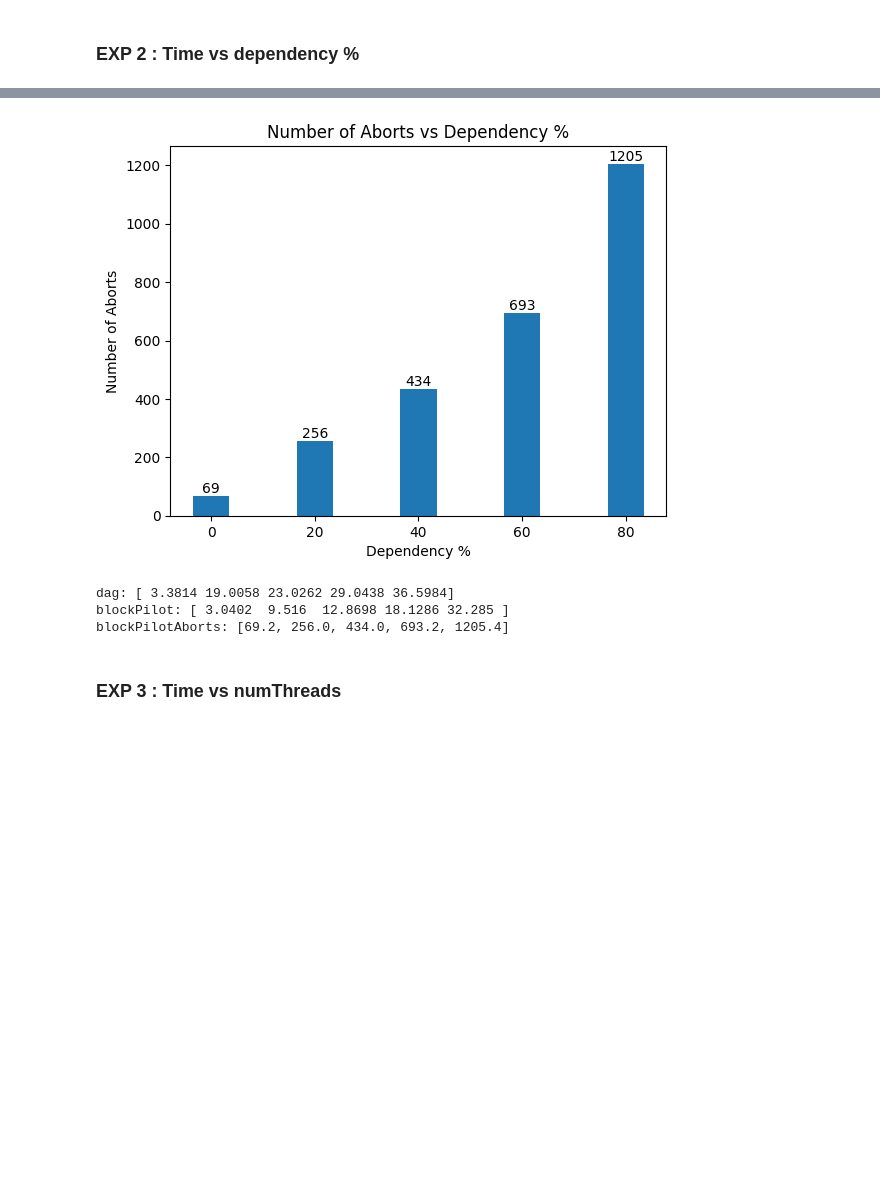
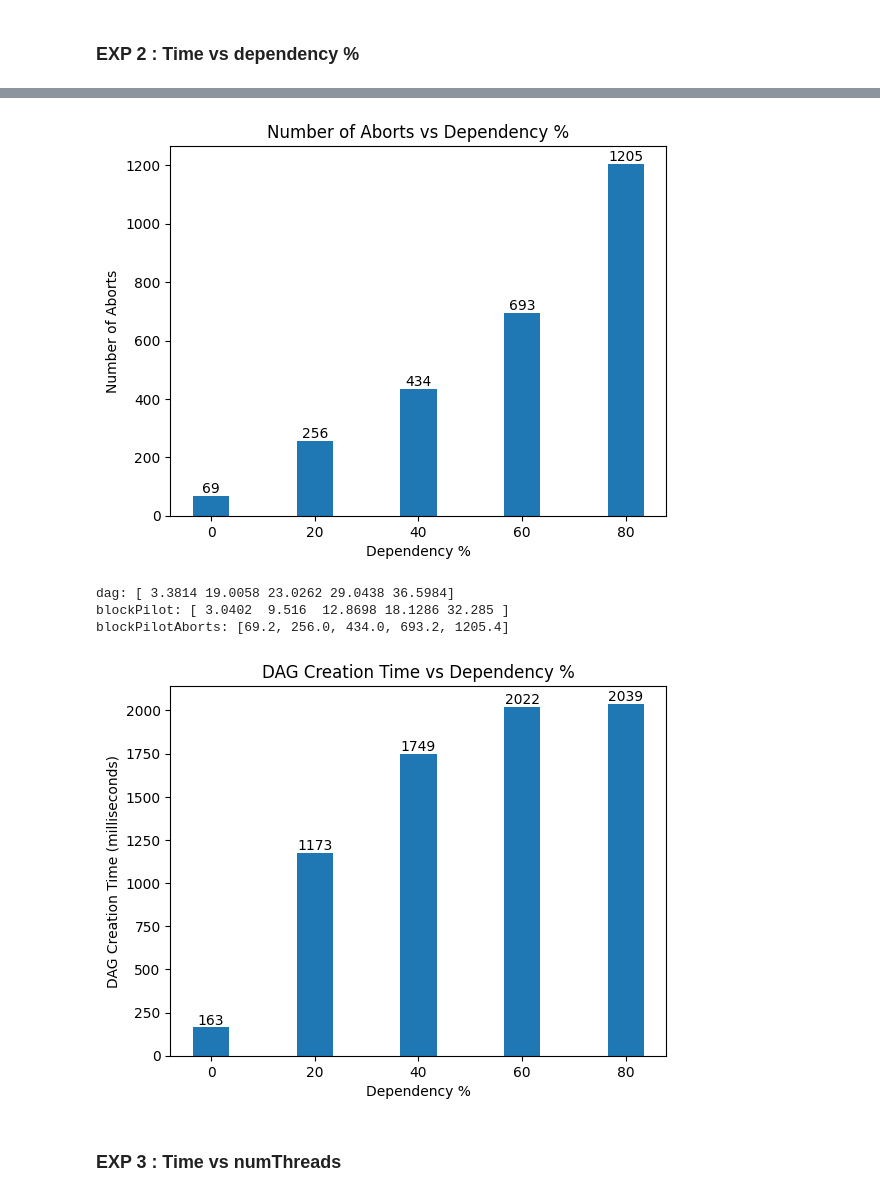
Before and after one commit to darpan-gaur/cctsProject, a Jupyter notebook: Generate Transaction/plot.ipynb, the cells around one changed output, grey strips where cells are left out. Cells and saved outputs as stored; diff of their text form; code cells hidden in the pictures; blank space fills up the shorter version.

```diff
--- a/Generate Transaction/plot.ipynb
+++ b/Generate Transaction/plot.ipynb
@@ -70,14 +87,18 @@ with open(logFile, 'r') as f:
 # %%
 dp = np.array([0, 20, 40, 60, 80])
 dag = []
+dagCreationTime = []
 blockPilot = []
 blockPilotAborts = []
 for i, line in enumerate(lines):
     if 'dag' in line:
         temp = 0.0
+        dct = 0.0
         for j in range(i + 1, i + 6):
             temp += float(lines[j].split()[0])
+            dct += float(lines[j].split()[1])
         dag.append(temp / 5)
+        dagCreationTime.append(dct / 5)
     if 'blockpilot' in line:
         temp = 0.0
         aborts = 0
@@ -88,38 +109,51 @@ for i, line in enumerate(lines):
         blockPilot.append(temp / 5)
 dag = np.array(dag)/1000
 blockPilot = np.array(blockPilot)/1000
+dagCreationTime = np.array(dagCreationTime)/1000
 plt.plot(dp, dag, label='DAG', marker='o')
 plt.plot(dp, blockPilot, label='Block Pilot', marker='o')
 plt.xlabel('Dependency %')
 plt.ylabel('Time (milliseconds)')
 plt.title('Time taken vs Dependency %')
 plt.legend()
 plt.grid()
 plt.savefig('dp_vs_Time.png', dpi=300)
 plt.show()
 
 # Plotting the aborts make bar graph and line graph
 x = np.arange(len(dp))
 width = 0.35
 plt.bar(x , blockPilotAborts, width, label='Block Pilot Aborts')
 for i in range(len(dp)):
     plt.text(x[i], blockPilotAborts[i] + 0.1, str(int(blockPilotAborts[i])), ha='center', va='bottom')
 plt.xlabel('Dependency %')
 plt.ylabel('Number of Aborts')
 plt.title('Number of Aborts vs Dependency %')
 plt.xticks(x, dp)
 plt.savefig('dp_vs_Aborts.png', dpi=300)
 plt.show()
 
 print(f"dag: {dag}")
 print(f"blockPilot: {blockPilot}")
 print(f"blockPilotAborts: {blockPilotAborts}")
+
+# Plotting the DAG creation time
+plt.bar(x, dagCreationTime, width, label='DAG Creation Time')
+for i in range(len(dp)):
+    plt.text(x[i], dagCreationTime[i] + 0.1, str(int(dagCreationTime[i])), ha='center', va='bottom')
+plt.xlabel('Dependency %')
+plt.ylabel('DAG Creation Time (milliseconds)')
+plt.title('DAG Creation Time vs Dependency %')
+plt.xticks(x, dp)
+plt.savefig('dp_vs_DAGCreationTime.png', dpi=300)
+plt.show()
 # %% [output]
 [figure]
 [figure]
 dag: [ 3.3814 19.0058 23.0262 29.0438 36.5984]
 blockPilot: [ 3.0402  9.516  12.8698 18.1286 32.285 ]
 blockPilotAborts: [69.2, 256.0, 434.0, 693.2, 1205.4]
+[figure, added]
 # %% [markdown]
 ### EXP 3 : Time vs numThreads
 # %%
```
Also changed, not shown: parts of 2 cells of this notebook, 13 other files.
